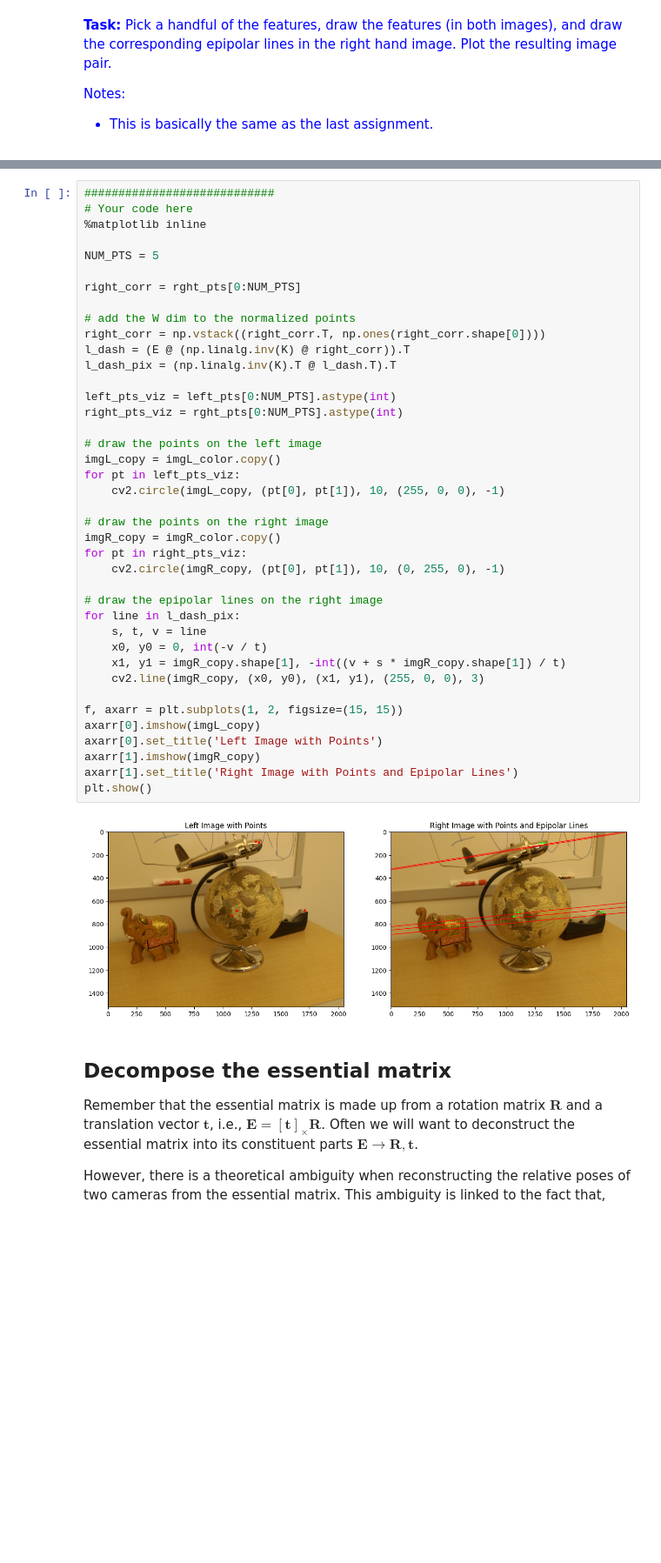
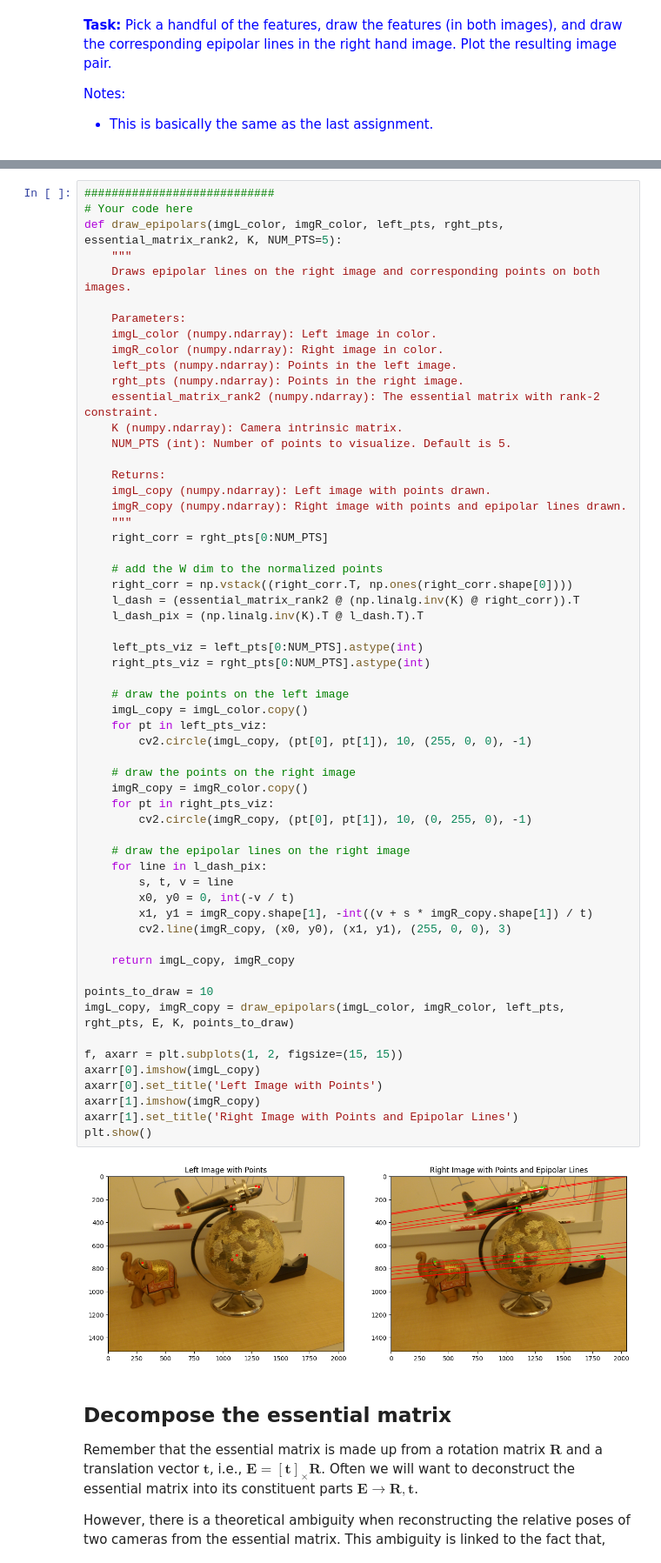
Before and after one commit to saeedAbdulraheem-ui/geometric_computer_vision, a Jupyter notebook: task3/Assignment 3b_Reconstruction_24177075.ipynb, the cells around one changed output, grey strips where cells are left out. Shown at 87% size. Drawn from its saved outputs; the diff is of its cells as text; blank space fills up the shorter version.

```diff
--- a/task3/Assignment 3b_Reconstruction_24177075.ipynb
+++ b/task3/Assignment 3b_Reconstruction_24177075.ipynb
@@ -134,45 +136,63 @@ Notes:
 # %%
 ############################
 # Your code here
-%matplotlib inline
+def draw_epipolars(imgL_color, imgR_color, left_pts, rght_pts, essential_matrix_rank2, K, NUM_PTS=5):
+    """
+    Draws epipolar lines on the right image and corresponding points on both images.
 
-NUM_PTS = 5
+    Parameters:
+    imgL_color (numpy.ndarray): Left image in color.
+    imgR_color (numpy.ndarray): Right image in color.
+    left_pts (numpy.ndarray): Points in the left image.
+    rght_pts (numpy.ndarray): Points in the right image.
+    essential_matrix_rank2 (numpy.ndarray): The essential matrix with rank-2 constraint.
+    K (numpy.ndarray): Camera intrinsic matrix.
+    NUM_PTS (int): Number of points to visualize. Default is 5.
 
-right_corr = rght_pts[0:NUM_PTS]
+    Returns:
+    imgL_copy (numpy.ndarray): Left image with points drawn.
+    imgR_copy (numpy.ndarray): Right image with points and epipolar lines drawn.
+    """
+    right_corr = rght_pts[0:NUM_PTS]
 
-# add the W dim to the normalized points
-right_corr = np.vstack((right_corr.T, np.ones(right_corr.shape[0])))
-l_dash = (E @ (np.linalg.inv(K) @ right_corr)).T
-l_dash_pix = (np.linalg.inv(K).T @ l_dash.T).T
+    # add the W dim to the normalized points
+    right_corr = np.vstack((right_corr.T, np.ones(right_corr.shape[0])))
+    l_dash = (essential_matrix_rank2 @ (np.linalg.inv(K) @ right_corr)).T
+    l_dash_pix = (np.linalg.inv(K).T @ l_dash.T).T
 
-left_pts_viz = left_pts[0:NUM_PTS].astype(int)
-right_pts_viz = rght_pts[0:NUM_PTS].astype(int)
+    left_pts_viz = left_pts[0:NUM_PTS].astype(int)
+    right_pts_viz = rght_pts[0:NUM_PTS].astype(int)
 
-# draw the points on the left image
-imgL_copy = imgL_color.copy()
-for pt in left_pts_viz:
-    cv2.circle(imgL_copy, (pt[0], pt[1]), 10, (255, 0, 0), -1)
+    # draw the points on the left image
+    imgL_copy = imgL_color.copy()
+    for pt in left_pts_viz:
+        cv2.circle(imgL_copy, (pt[0], pt[1]), 10, (255, 0, 0), -1)
 
-# draw the points on the right image
-imgR_copy = imgR_color.copy()
-for pt in right_pts_viz:
-    cv2.circle(imgR_copy, (pt[0], pt[1]), 10, (0, 255, 0), -1)
+    # draw the points on the right image
+    imgR_copy = imgR_color.copy()
+    for pt in right_pts_viz:
+        cv2.circle(imgR_copy, (pt[0], pt[1]), 10, (0, 255, 0), -1)
 
-# draw the epipolar lines on the right image
-for line in l_dash_pix:
-    s, t, v = line
-    x0, y0 = 0, int(-v / t)
-    x1, y1 = imgR_copy.shape[1], -int((v + s * imgR_copy.shape[1]) / t)
-    cv2.line(imgR_copy, (x0, y0), (x1, y1), (255, 0, 0), 3)
+    # draw the epipolar lines on the right image
+    for line in l_dash_pix:
+        s, t, v = line
+        x0, y0 = 0, int(-v / t)
+        x1, y1 = imgR_copy.shape[1], -int((v + s * imgR_copy.shape[1]) / t)
+        cv2.line(imgR_copy, (x0, y0), (x1, y1), (255, 0, 0), 3)
+
+    return imgL_copy, imgR_copy
+
+points_to_draw = 10
+imgL_copy, imgR_copy = draw_epipolars(imgL_color, imgR_color, left_pts, rght_pts, E, K, points_to_draw)
 
 f, axarr = plt.subplots(1, 2, figsize=(15, 15))
 axarr[0].imshow(imgL_copy)
 axarr[0].set_title('Left Image with Points')
 axarr[1].imshow(imgR_copy)
 axarr[1].set_title('Right Image with Points and Epipolar Lines')
 plt.show()
 # %% [output]
-[figure, old version]
+[figure, new version]
 # %% [markdown]
 ## Decompose the essential matrix
 
```
Also changed, not shown: parts of 7 cells of this notebook, 2 other files.
